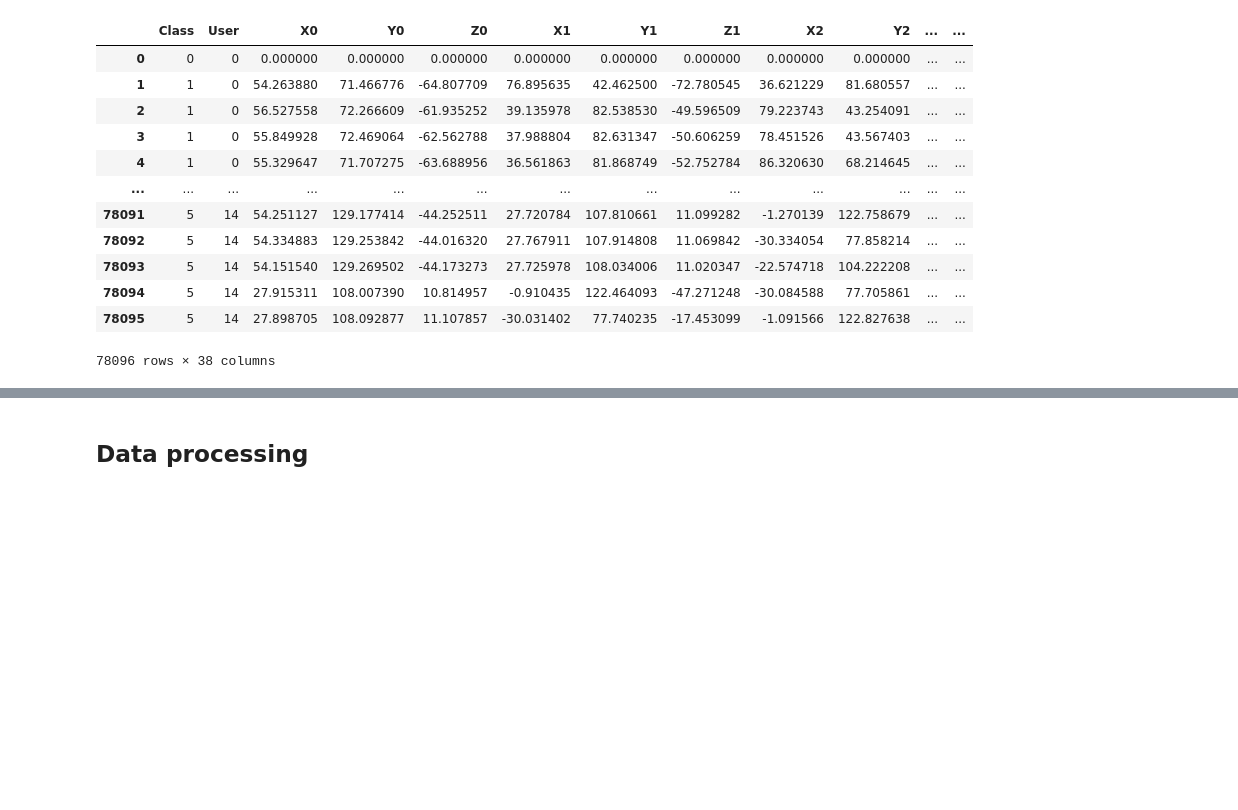
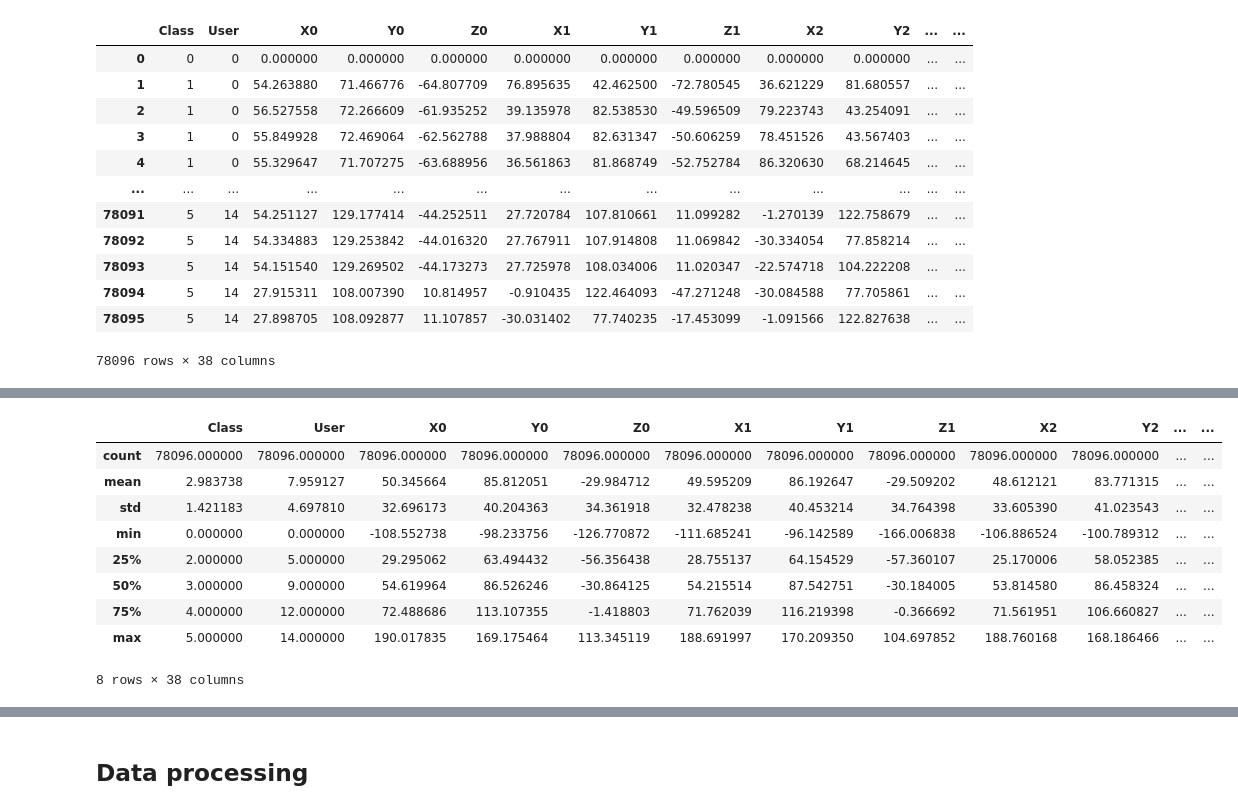
Before and after one commit to bodeborder/fcul-machine-learning, a Jupyter notebook: 2 trabalho/AA_2nd_HomeAssignment_G33.ipynb, the cells around one changed output, grey strips where cells are left out. Drawn from its saved outputs; the diff is of its cells as text; code cells hidden in the pictures; blank space fills up the shorter version.

```diff
--- a/2 trabalho/AA_2nd_HomeAssignment_G33.ipynb
+++ b/2 trabalho/AA_2nd_HomeAssignment_G33.ipynb
@@ -58,0 +104,14 @@ df
+# %%
+#statistical info of the data
+df.describe()
+# %% [output]
+|  | Class | User | X0 | Y0 | Z0 | X1 | Y1 | Z1 | X2 | Y2 | ... | ... |
+| count | 78096.000000 | 78096.000000 | 78096.000000 | 78096.000000 | 78096.000000 | 78096.000000 | 78096.000000 | 78096.000000 | 78096.000000 | 78096.000000 | ... | ... |
+| mean | 2.983738 | 7.959127 | 50.345664 | 85.812051 | -29.984712 | 49.595209 | 86.192647 | -29.509202 | 48.612121 | 83.771315 | ... | ... |
+| std | 1.421183 | 4.697810 | 32.696173 | 40.204363 | 34.361918 | 32.478238 | 40.453214 | 34.764398 | 33.605390 | 41.023543 | ... | ... |
+| min | 0.000000 | 0.000000 | -108.552738 | -98.233756 | -126.770872 | -111.685241 | -96.142589 | -166.006838 | -106.886524 | -100.789312 | ... | ... |
+| 25% | 2.000000 | 5.000000 | 29.295062 | 63.494432 | -56.356438 | 28.755137 | 64.154529 | -57.360107 | 25.170006 | 58.052385 | ... | ... |
+| 50% | 3.000000 | 9.000000 | 54.619964 | 86.526246 | -30.864125 | 54.215514 | 87.542751 | -30.184005 | 53.814580 | 86.458324 | ... | ... |
+| 75% | 4.000000 | 12.000000 | 72.488686 | 113.107355 | -1.418803 | 71.762039 | 116.219398 | -0.366692 | 71.561951 | 106.660827 | ... | ... |
+| max | 5.000000 | 14.000000 | 190.017835 | 169.175464 | 113.345119 | 188.691997 | 170.209350 | 104.697852 | 188.760168 | 168.186466 | ... | ... |
+8 rows × 38 columns
```
Also changed, not shown: parts of 18 cells of this notebook.
